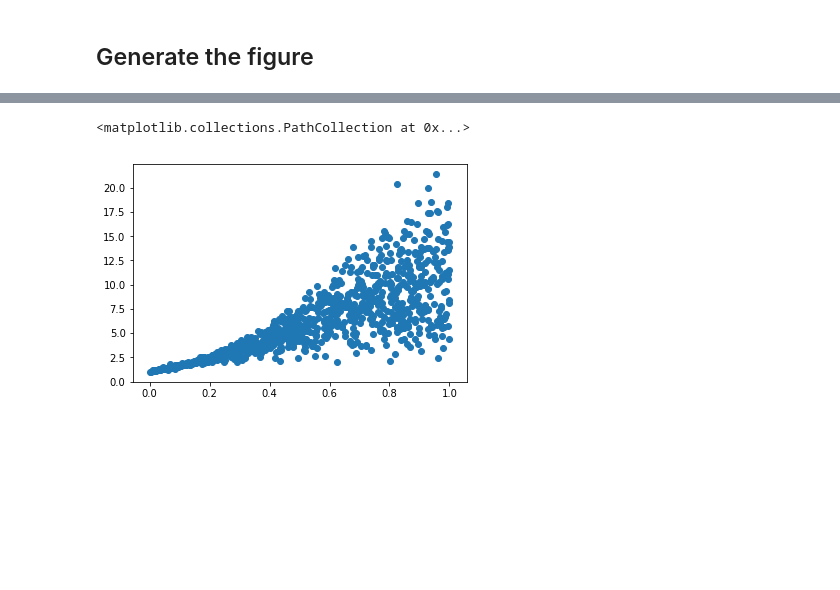
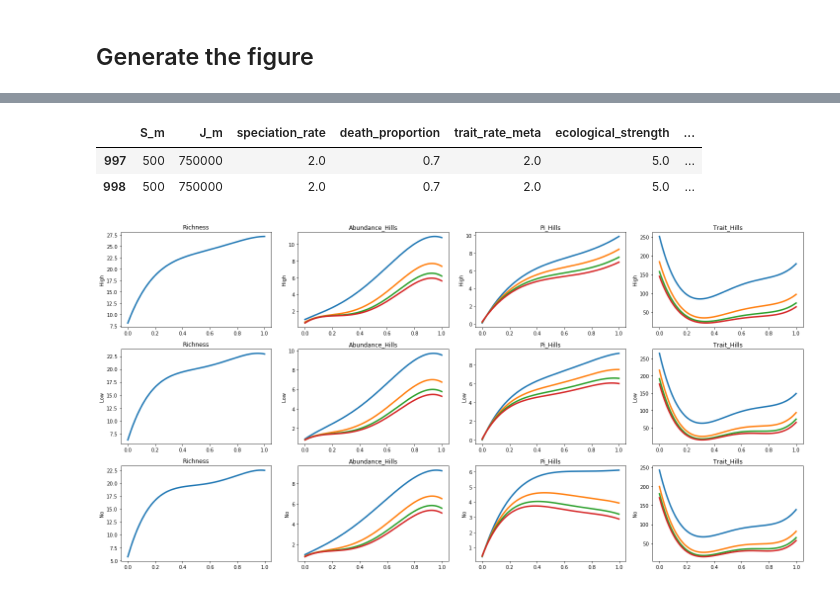
Before and after one commit to messDiv/MESS, a Jupyter notebook: jupyter-notebooks/plotting/Figure3-SumstatsThroughTime.ipynb, the cells around one changed output, grey strips where cells are left out. Saved outputs shown, nothing was run; the diff lists cells and outputs as text; code cells hidden in the pictures; blank space fills up the shorter version.

Commit message:
Figure 3 jupyter notebook progress

```diff
--- a/jupyter-notebooks/plotting/Figure3-SumstatsThroughTime.ipynb
+++ b/jupyter-notebooks/plotting/Figure3-SumstatsThroughTime.ipynb
@@ -56,6 +58,3 @@ for model in ["neutral", "filtering", "competition"]:
   [######              ]  31%  Performing Simulations    | 0:05:06 |
 # %% [markdown]
 ## Generate the figure
-# %%
-sim_df = pd.read_csv(analysis_dir + "SIMOUT.txt", sep="\t", header=0)
-sim_df.sort_values(by=['_lambda'])
@@ -81,5 +61,52 @@ sim_df.sort_values(by=['_lambda'])
-# %%
-plt.scatter(sim_df["_lambda"], sim_df["abund_h1"])
-# %% [output]
-<matplotlib.collections.PathCollection at 0x...>
-[figure, removed]
+# %%
+neutral_df = pd.read_csv(analysis_dir + "SIMOUT.txt", sep="\t", header=0)
+non_neutral_df = pd.read_csv(analysis_dir + "non-neutral-SIMOUT.txt", sep="\t", header=0)
+#sim_df.iloc[:2, 22:]
+non_neutral_df.loc[non_neutral_df["speciation_prob"] == 0.001][:2]
+#x = non_neutral_df.loc[non_neutral_df["speciation_prob"] == spec_prob]["_lambda"]
+#x
+# %% [output]
+|  | S_m | J_m | speciation_rate | death_proportion | trait_rate_meta | ecological_strength | ... |
+| 997 | 500 | 750000 | 2.0 | 0.7 | 2.0 | 5.0 | ... |
+| 998 | 500 | 750000 | 2.0 | 0.7 | 2.0 | 5.0 | ... |
+# %%
+
+stat_dict = OrderedDict({})
+stat_dict["Richness"] = ["S"]
+stat_dict["Abundance_Hills"] = ["abund_h1", "abund_h2", "abund_h3", "abund_h4"]
+stat_dict["Pi_Hills"] = ["pi_h1", "pi_h2", "pi_h3", "pi_h4"]
+stat_dict["Trait_Hills"] = ["trait_h1", "trait_h2", "trait_h3", "trait_h4"]
+
+def plot_sumstats_through_time(sim_df, scatter=True, normalize_hills=False):
+    ## Get min and max y values so the y values can be scaled identically w/in columns
+    def min_max(df, stat):
+        return min(df[stat]), max(df[stat])
+    ylims = {x:min_max(sim_df, stat_dict[x][0]) for x in stat_dict.keys()}
+
+    fig, axs = plt.subplots(3, 4, figsize=(20, 10))
+
+    for i, (spec_label, spec_prob) in enumerate(zip(["High", "Low", "No"], [0.001, 0.0001, 0])):
+        x = sim_df.loc[sim_df["speciation_prob"] == spec_prob]["_lambda"]
+        #import pdb; pdb.set_trace()
+        for j, sumstats in enumerate(stat_dict):
+            for stat in stat_dict[sumstats]:
+                y = sim_df.loc[sim_df["speciation_prob"] == spec_prob]
+                ## Plotting
+                if normalize_hills and not stat == "S":
+                    y = y[stat]/y["S"]
+                else:
+                    y = y[stat]
+                z = np.poly1d(np.polyfit(x,y,4))
+                xs_z = np.linspace(0, max(x), 1000)
+                if scatter: axs[i][j].scatter(x, y, alpha=0.05, marker='.')
+                axs[i][j].plot(xs_z, z(xs_z), label=stat, lw=3)
+
+                ## Labeling and cleaning up the plots
+                axs[i][j].set_title(sumstats)
+                axs[i][j].set_ylabel(spec_label)
+                #axs[i][j].set_ylim(ylims[sumstats])
+    plt.tight_layout()
+# %%
+plot_sumstats_through_time(neutral_df, scatter=False, normalize_hills=False)
+# %% [output]
+[figure, added]
```
Also changed, not shown: parts of 11 cells of this notebook.
